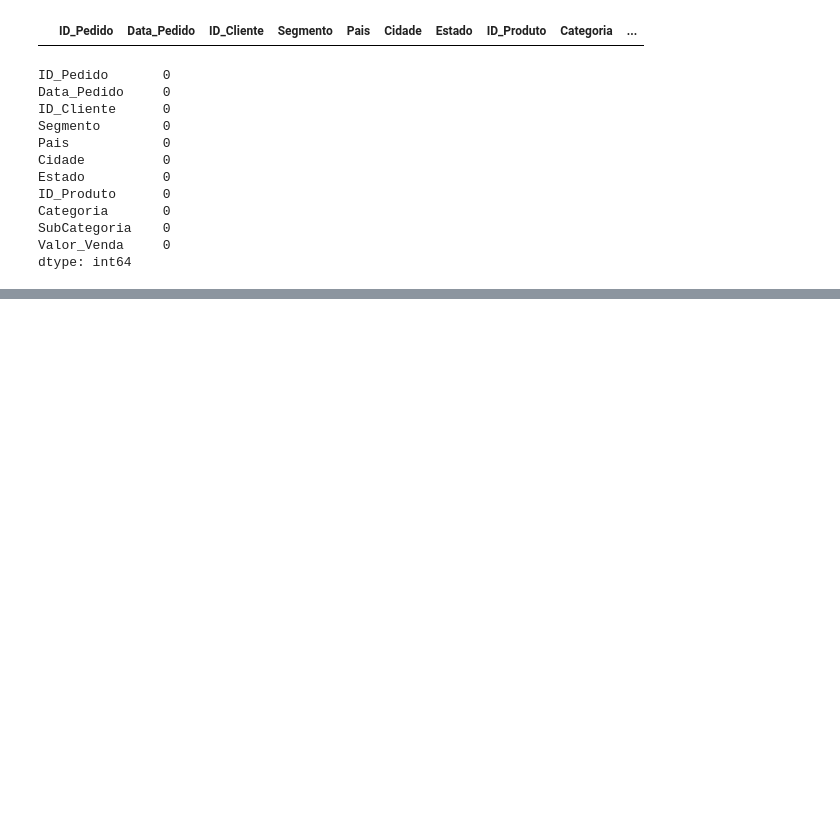
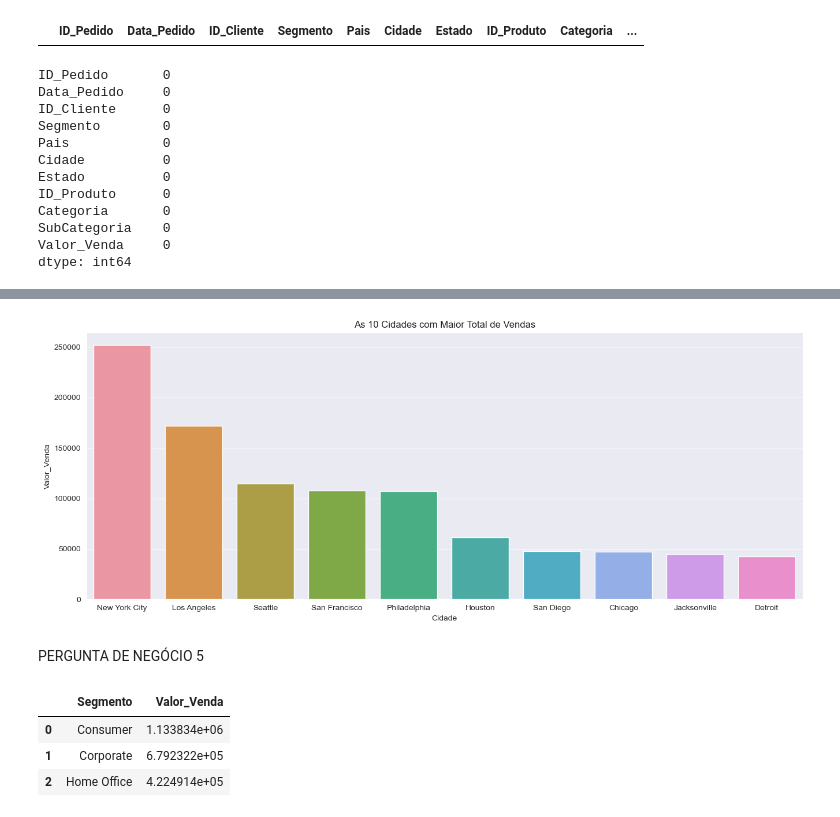
Before and after one commit to ThullioF/DSA---Python, a Jupyter notebook: Cap13/Cap13.Projeto.ipynb, the cells around one changed output, grey strips where cells are left out. Saved outputs shown, nothing was run; the diff lists cells and outputs as text; code cells hidden in the pictures; blank space fills up the shorter version.

```diff
--- a/Cap13/Cap13.Projeto.ipynb
+++ b/Cap13/Cap13.Projeto.ipynb
@@ -105,0 +177,4 @@ df_dsa.head()
+# %%
+# Agrupamos por cidade, calculamos o total de vendas e ordenamos listando somente os 10 primeiros registros
+df_dsa_p4 = df_dsa.groupby('Cidade')['Valor_Venda'].sum().reset_index().sort_values(by = 'Valor_Venda',
+                                                                                    ascending = False).head(10)
@@ -105,0 +195,12 @@ df_dsa.head()
+# %%
+# Plot
+plt.figure(figsize = (16, 6))
+sns.set_palette('coolwarm')
+sns.barplot(data = df_dsa_p4,
+            y = 'Valor_Venda',
+            x = 'Cidade').set(title = 'As 10 Cidades com Maior Total de Vendas')
+plt.show()
+# %% [output]
+[figure, added]
+# %% [markdown]
+PERGUNTA DE NEGÓCIO 5
@@ -105,0 +211,7 @@ df_dsa.head()
+# %%
+df_dsa_p5.head()
+# %% [output]
+|  | Segmento | Valor_Venda |
+| 0 | Consumer | 1.133834e+06 |
+| 1 | Corporate | 6.792322e+05 |
+| 2 | Home Office | 4.224914e+05 |
```
Also changed, not shown: parts of 57 cells of this notebook.
